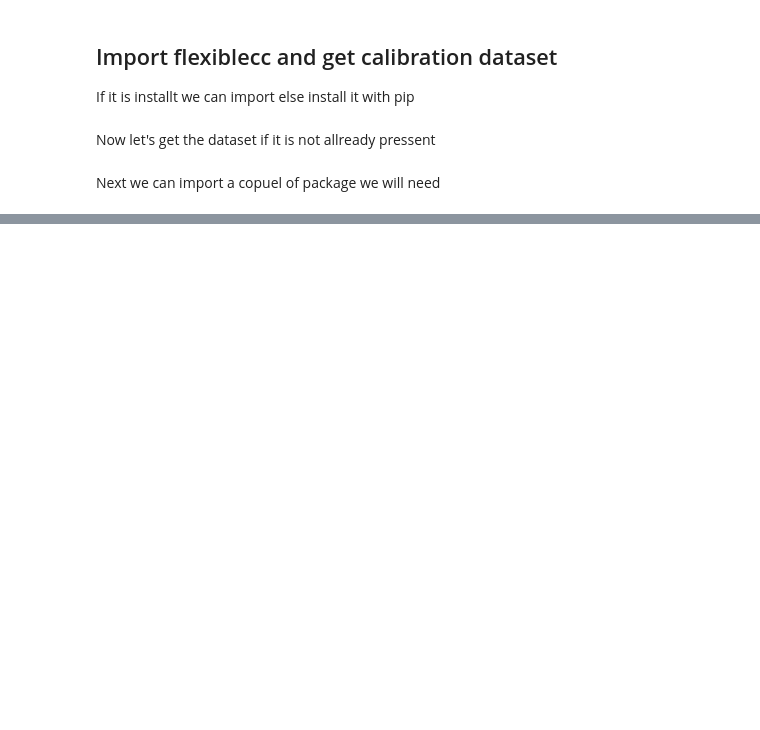
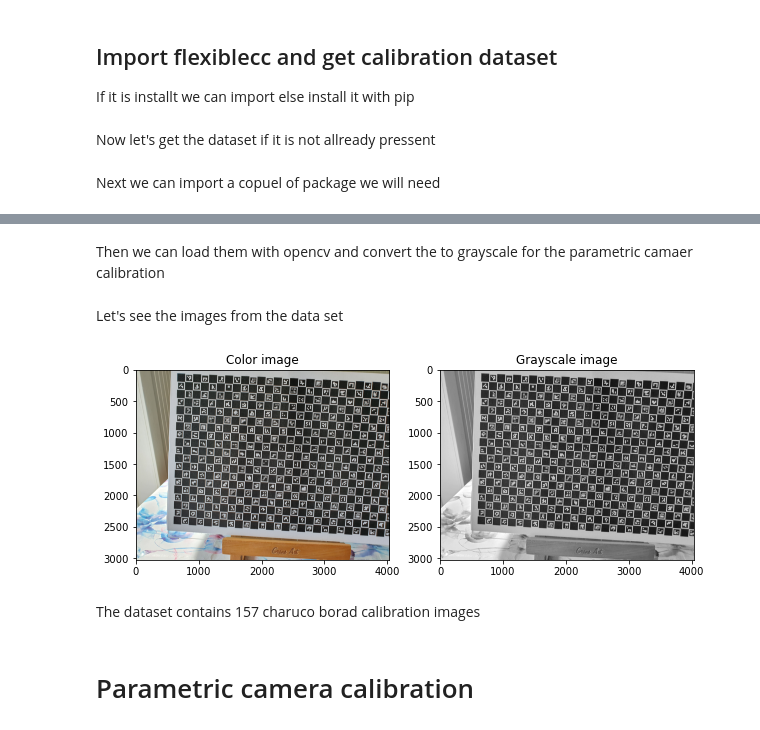
Before and after one commit to SimonLBSoerensen/Flexible-Camera-Calibration, a Jupyter notebook: Demos/FlexibleCameraCalibration.ipynb, the cells around one changed output, grey strips where cells are left out. Cells and saved outputs as stored; diff of their text form; code cells hidden in the pictures; blank space fills up the shorter version.

```diff
--- a/Demos/FlexibleCameraCalibration.ipynb
+++ b/Demos/FlexibleCameraCalibration.ipynb
@@ -13,13 +25,15 @@ except ImportError as e:
     import flexiblecc as fcc
 # %% [markdown]
 Now let's get the dataset if it is not allready pressent
+# %%
+data_set = "CalImgs/ChArUco - Sorted/Samsung Galaxy S10 Plus/WideAngle/Fold_1"
 # %%
 if not os.path.exists("../CalImgs/"):
     if not os.path.exists("Flexible-Camera-Calibration/CalImgs"):
         !git clone https://github.com/SimonLBSoerensen/Flexible-Camera-Calibration
-    datasetpath = "Flexible-Camera-Calibration/CalImgs/Checkerboard/DTU/cam_0*"
+    datasetpath = "Flexible-Camera-Calibration/"+data_set+"/*.jpg"
 else:
-    datasetpath = "../CalImgs/Checkerboard/DTU/cam_0*"
+    datasetpath = "../"+data_set+"/*.jpg"
 # %% [markdown]
 Next we can import a copuel of package we will need
 # %%
@@ -30,0 +49,7 @@ from tqdm import tqdm
+# %%
+image_files = glob.glob(datasetpath)
+# %% [markdown]
+Then we can load them with opencv and convert the to grayscale for the parametric camaer calibration
+# %%
+color_images = [cv2.imread(f) for f in tqdm(image_files)]
+gayscale_images = [cv2.cvtColor(c_img, cv2.COLOR_BGR2GRAY) for c_img in tqdm(color_images)]
@@ -30,0 +58,19 @@ from tqdm import tqdm
+# %% [markdown]
+Let's see the images from the data set
+# %%
+idx = 0
+
+plt.figure(figsize=(10,5))
+plt.subplot(121)
+plt.imshow(cv2.cvtColor(color_images[idx], cv2.COLOR_BGR2RGB))
+plt.title("Color image")
+plt.subplot(122)
+plt.imshow(gayscale_images[idx], cmap="gray")
+plt.title("Grayscale image")
+plt.show()
+# %% [output]
+[figure, added]
+# %% [markdown]
+The dataset contains 157 charuco borad calibration images
+# %% [markdown]
+# Parametric camera calibration
```
Also changed, not shown: parts of 30 cells of this notebook, 10 other files.
